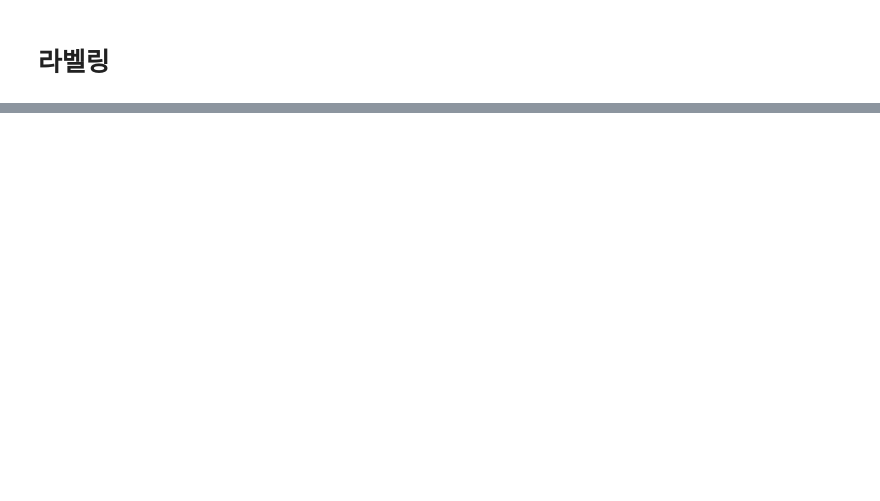
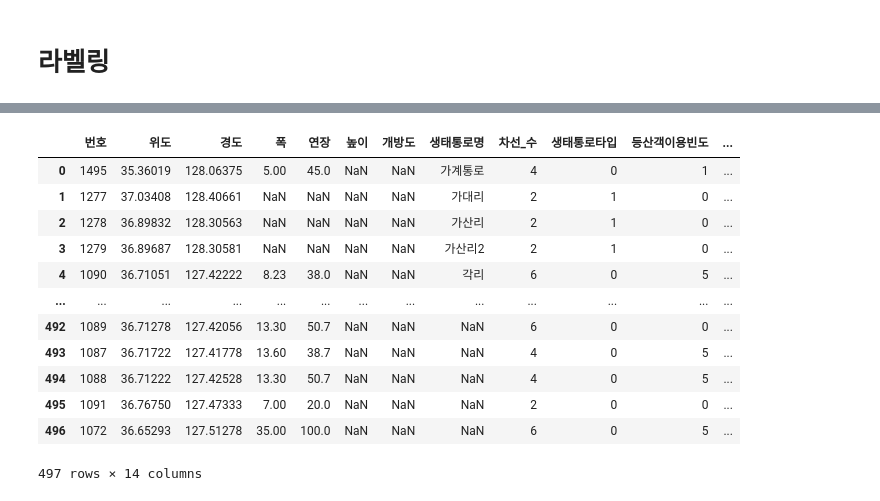
Before and after one commit to HKLeeeee/datacampus_dao, a Jupyter notebook: preprocessing/1. 생태통로 전처리.ipynb, the cells around one changed output, grey strips where cells are left out. Saved outputs shown, nothing was run; the diff lists cells and outputs as text; code cells hidden in the pictures; blank space fills up the shorter version.

```diff
--- a/preprocessing/1. 생태통로 전처리.ipynb
+++ b/preprocessing/1. 생태통로 전처리.ipynb
@@ -278,0 +365,5 @@ See the caveats in the documentation: https://pandas.pydata.org/pandas-docs/stab
+# %%
+# df_eco에 df1의 규격 데이터 추가
+col_list = ['폭', '연장', '높이', '개방도']
+df_eco = pd.concat([df_eco, df1[col_list]], axis=1)
+df_eco.info()
@@ -278,0 +385,7 @@ See the caveats in the documentation: https://pandas.pydata.org/pandas-docs/stab
+# %%
+# df_eco에 df2의 규격 데이터 추가
+idx = list(df_eco[((df_eco[col_list[0]].isnull()) | df_eco[col_list[1]].isnull())].index)
+for i in idx:
+  for col in col_list:
+    df_eco.loc[i, col] = df2.loc[i, col]
+df_eco.info()
@@ -278,0 +426,7 @@ See the caveats in the documentation: https://pandas.pydata.org/pandas-docs/stab
+# %%
+df = pd.read_csv('../data/main/생태통로_규격계산.csv')
+df
+df_worked = df.drop(['Unnamed: 0', '생태통로타입'], axis=1)
+df_worked = df_worked.rename(columns={'너비_m':'폭'})
+df_worked = df_worked.rename(columns={'길이_m':'연장'})
+df_worked
@@ -278,0 +462,14 @@ See the caveats in the documentation: https://pandas.pydata.org/pandas-docs/stab
+# %%
+df_processed = df_eco.copy()
+
+for idx in range(len(df_processed)):
+    for j in range(len(df_worked)):
+        # 번호 같은지 확인
+        if df_processed.iloc[idx, 0] == df_worked.iloc[j,0]:
+            # 폭, 연장 추가
+            if np.isnan(df_processed.loc[idx, "폭"]):
+                df_processed.loc[idx, "폭"] = df_worked.iloc[j,3]
+            if np.isnan(df_processed.loc[idx, "연장"]):
+                df_processed.loc[idx, "연장"] = df_worked.iloc[j,4]
+
+df_processed
@@ -278,0 +544,17 @@ See the caveats in the documentation: https://pandas.pydata.org/pandas-docs/stab
+# %%
+df_merge = pd.merge(df_processed, df_main, on='번호', how='left')
+df_merge
+# %% [output]
+|  | 번호 | 위도 | 경도 | 폭 | 연장 | 높이 | 개방도 | 생태통로명 | 차선_수 | 생태통로타입 | 등산객이용빈도 | ... |
+| 0 | 1495 | 35.36019 | 128.06375 | 5.00 | 45.0 | NaN | NaN | 가계통로 | 4 | 0 | 1 | ... |
+| 1 | 1277 | 37.03408 | 128.40661 | NaN | NaN | NaN | NaN | 가대리 | 2 | 1 | 0 | ... |
+| 2 | 1278 | 36.89832 | 128.30563 | NaN | NaN | NaN | NaN | 가산리 | 2 | 1 | 0 | ... |
+| 3 | 1279 | 36.89687 | 128.30581 | NaN | NaN | NaN | NaN | 가산리2 | 2 | 1 | 0 | ... |
+| 4 | 1090 | 36.71051 | 127.42222 | 8.23 | 38.0 | NaN | NaN | 각리 | 6 | 0 | 5 | ... |
+| ... | ... | ... | ... | ... | ... | ... | ... | ... | ... | ... | ... | ... |
+| 492 | 1089 | 36.71278 | 127.42056 | 13.30 | 50.7 | NaN | NaN | NaN | 6 | 0 | 0 | ... |
+| 493 | 1087 | 36.71722 | 127.41778 | 13.60 | 38.7 | NaN | NaN | NaN | 4 | 0 | 5 | ... |
+| 494 | 1088 | 36.71222 | 127.42528 | 13.30 | 50.7 | NaN | NaN | NaN | 4 | 0 | 5 | ... |
+| 495 | 1091 | 36.76750 | 127.47333 | 7.00 | 20.0 | NaN | NaN | NaN | 2 | 0 | 0 | ... |
+| 496 | 1072 | 36.65293 | 127.51278 | 35.00 | 100.0 | NaN | NaN | NaN | 6 | 0 | 5 | ... |
+497 rows × 14 columns
```
Also changed, not shown: parts of 34 cells of this notebook, 2 other files.
